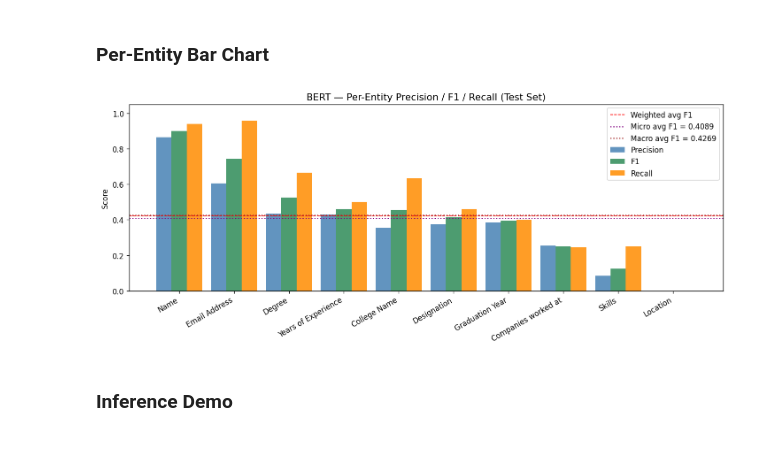
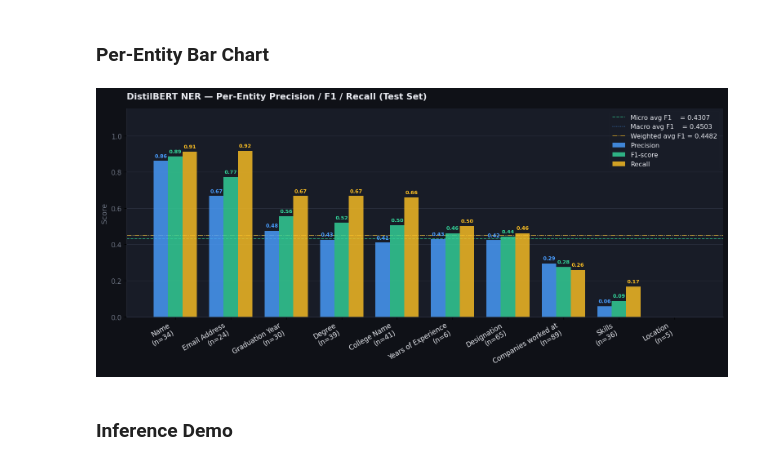
Before and after one commit to michellaprojects/nlp-ner, a Jupyter notebook: notebooks/Modelling/BERT.ipynb, the cells around one changed output. Saved outputs shown, nothing was run; the diff lists cells and outputs as text; code cells hidden in the pictures.

Commit message:
chore : change graph to be more readable, and also improve accuracy slightly

```diff
--- a/notebooks/Modelling/BERT.ipynb
+++ b/notebooks/Modelling/BERT.ipynb
@@ -406,44 +407,100 @@ Years of Experience     0.4286    0.5000    0.4615         6
 ### Per-Entity Bar Chart
 # %%
 from seqeval.metrics import classification_report as seq_report
+import numpy as np
 
 report_dict = seq_report(y_test_all, y_pred_all, digits=4, output_dict=True)
 
-micro_f1 = report_dict['micro avg']['f1-score']
-macro_f1 = report_dict['macro avg']['f1-score']
+micro_f1    = report_dict['micro avg']['f1-score']
+macro_f1    = report_dict['macro avg']['f1-score']
+weighted_f1 = report_dict.get('weighted avg', {}).get('f1-score', 0)
 
 per_label = {
     k: v for k, v in report_dict.items()
     if isinstance(v, dict) and k not in ('micro avg', 'macro avg', 'weighted avg')
 }
 
+# Sort by F1 descending
 labels_sorted = sorted(per_label, key=lambda k: per_label[k]['f1-score'], reverse=True)
 f1_scores_    = [per_label[k]['f1-score'] for k in labels_sorted]
 precision_    = [per_label[k]['precision'] for k in labels_sorted]
 recall_       = [per_label[k]['recall']    for k in labels_sorted]
+support_      = [int(per_label[k]['support']) for k in labels_sorted]
 
-fig, ax = plt.subplots(figsize=(12, 5))
-x = range(len(labels_sorted))
-w = 0.28
-ax.bar([i - w for i in x], precision_, width=w, label='Precision', color='steelblue',  alpha=0.85)
-ax.bar(list(x),            f1_scores_, width=w, label='F1',        color='seagreen',   alpha=0.85)
-ax.bar([i + w for i in x], recall_,    width=w, label='Recall',    color='darkorange', alpha=0.85)
-ax.set_xticks(list(x))
-ax.set_xticklabels(labels_sorted, rotation=30, ha='right')
-ax.set_ylim(0, 1.05)
-ax.set_ylabel('Score')
-ax.set_title('BERT — Per-Entity Precision / F1 / Recall (Test Set)')
-ax.axhline(report_dict.get('weighted avg', {}).get('f1-score', 0),
-           color='red',    linestyle='--', linewidth=1,   label='Weighted avg F1')
-ax.axhline(micro_f1, color='purple', linestyle=':',  linewidth=1.5,
-           label=f'Micro avg F1 = {micro_f1:.4f}')
-ax.axhline(macro_f1, color='brown',  linestyle=':',  linewidth=1.5,
-           label=f'Macro avg F1 = {macro_f1:.4f}')
-ax.legend()
+n = len(labels_sorted)
+x = np.arange(n)
+w = 0.26
+
+BG      = '#0f1117'
+SURFACE = '#181c27'
+BORDER  = '#2a2f3e'
+MUTED   = '#6b7280'
+TEXT    = '#e8eaf0'
+COLOR_P = '#4a9eff'
+COLOR_F = '#34d399'
+COLOR_R = '#fbbf24'
+
+fig, ax = plt.subplots(figsize=(13, 6))
+fig.patch.set_facecolor(BG)
+ax.set_facecolor(SURFACE)
+
+bars_p = ax.bar(x - w, precision_, width=w, color=COLOR_P, alpha=0.82, label='Precision', zorder=3)
+bars_f = ax.bar(x,     f1_scores_, width=w, color=COLOR_F, alpha=0.82, label='F1-score',  zorder=3)
+bars_r = ax.bar(x + w, recall_,    width=w, color=COLOR_R, alpha=0.82, label='Recall',    zorder=3)
+
+# Value labels on top of each bar
+for bars, color in [(bars_p, COLOR_P), (bars_f, COLOR_F), (bars_r, COLOR_R)]:
+    for bar in bars:
+        h = bar.get_height()
+        if h > 0.02:
+            ax.text(
+                bar.get_x() + bar.get_width() / 2, h + 0.013,
+                f'{h:.2f}', ha='center', va='bottom',
+                fontsize=7.5, color=color, fontweight='bold',
+            )
+
+
+ax.set_xticks(x)
+ax.set_xticklabels(
+    [f'{lbl}\n(n={s})' for lbl, s in zip(labels_sorted, support_)],
+    rotation=30, ha='right', fontsize=10, color=TEXT,
+)
+
+# Reference lines
+ax.axhline(micro_f1,    color=COLOR_F, linestyle='--', linewidth=1.1, alpha=0.7,
+           label=f'Micro avg F1    = {micro_f1:.4f}', zorder=2)
+ax.axhline(macro_f1,    color=COLOR_P, linestyle=':',  linewidth=1.1, alpha=0.7,
+           label=f'Macro avg F1    = {macro_f1:.4f}', zorder=2)
+ax.axhline(weighted_f1, color=COLOR_R, linestyle='-.', linewidth=1.1, alpha=0.7,
+           label=f'Weighted avg F1 = {weighted_f1:.4f}', zorder=2)
+
+ax.set_ylim(0, 1.15)
+ax.set_yticks(np.arange(0, 1.1, 0.2))
+ax.set_yticklabels([f'{v:.1f}' for v in np.arange(0, 1.1, 0.2)], fontsize=10, color=MUTED)
+ax.set_ylabel('Score', color=MUTED, fontsize=11)
+
+for spine in ['top', 'right']:
+    ax.spines[spine].set_visible(False)
+for spine in ['left', 'bottom']:
+    ax.spines[spine].set_color(BORDER)
+ax.tick_params(which='both')
+ax.yaxis.grid(True, color=BORDER, linewidth=0.8, zorder=0)
+ax.set_axisbelow(True)
+
+ax.set_title(
+    'DistilBERT NER — Per-Entity Precision / F1 / Recall (Test Set)',
+    color=TEXT, fontsize=13, fontweight='bold', pad=14, loc='left',
+)
+ax.legend(
+    loc='upper right', framealpha=0.15,
+    facecolor=SURFACE, edgecolor=BORDER,
+    labelcolor=TEXT, fontsize=9.5,
+)
+
 plt.tight_layout()
 plt.show()
 # %% [output]
-[figure, old version]
+[figure, new version]
 # %% [markdown]
 ### Inference Demo
 # %%
```
Also changed, not shown: parts of 7 cells of this notebook.
